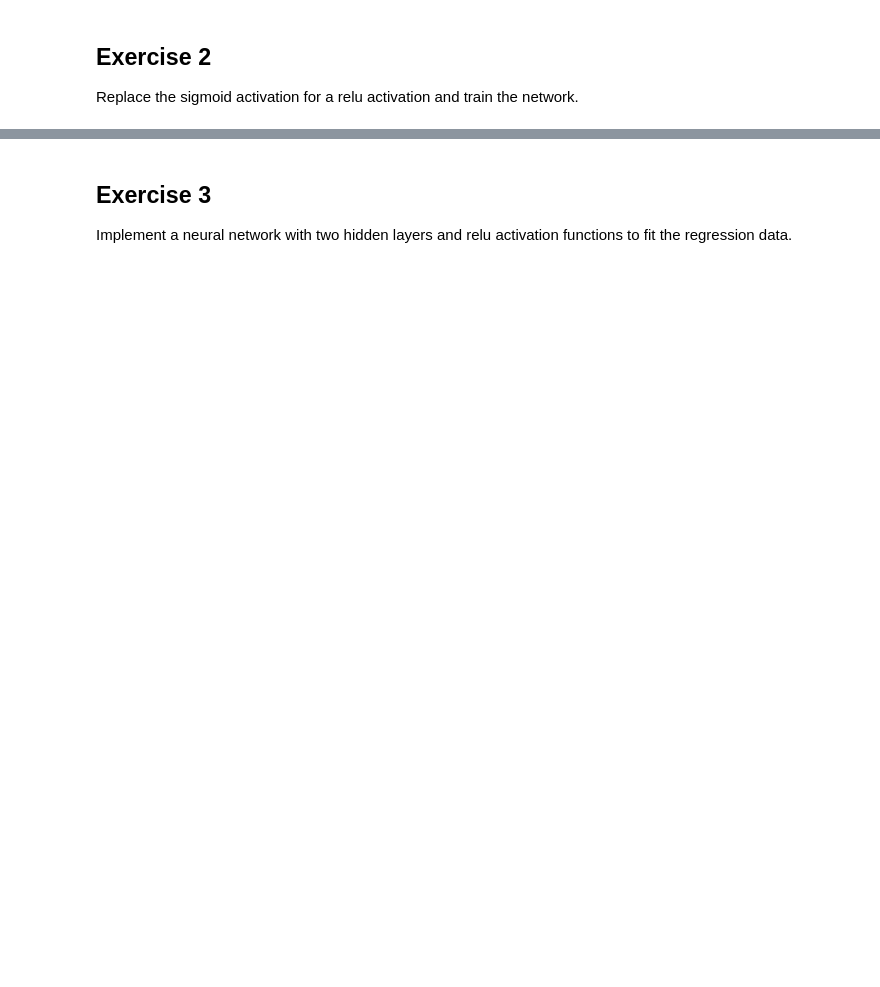
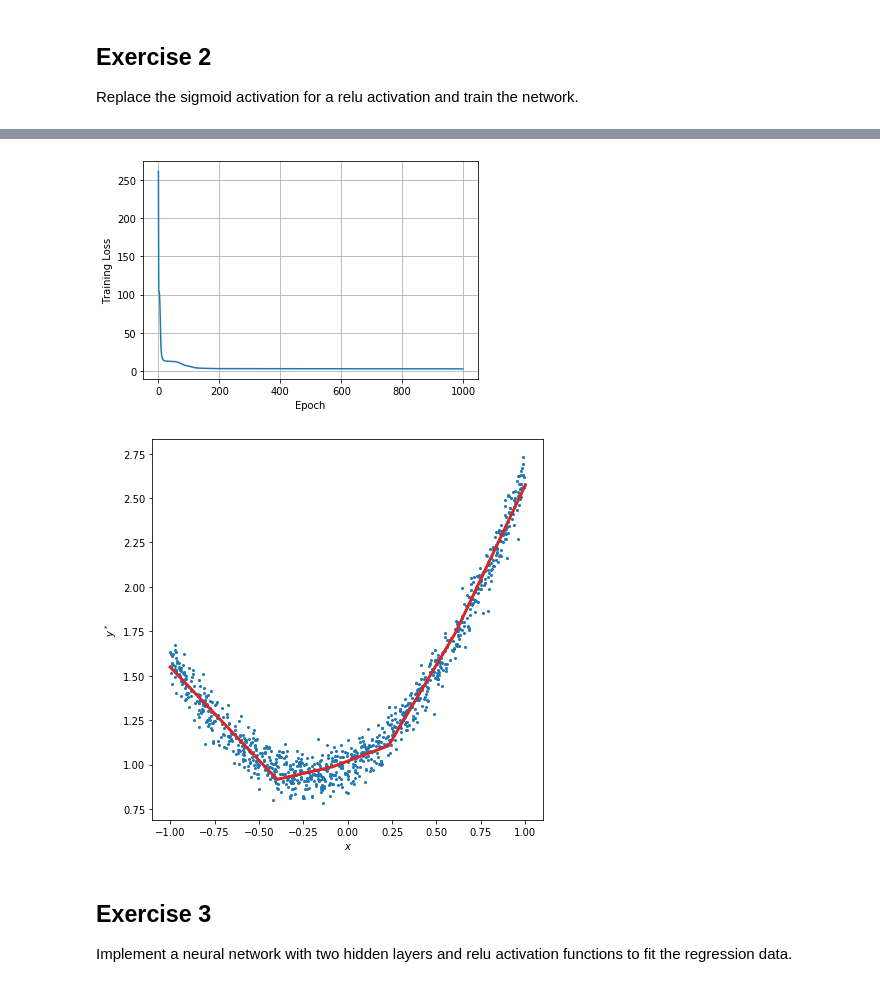
Before and after one commit to Voldivh/AEOC-NeuralNetworks-2020, a Jupyter notebook: Neural Networks 1.ipynb, the cells around one changed output, grey strips where cells are left out. Cells and saved outputs as stored; diff of their text form; code cells hidden in the pictures; blank space fills up the shorter version.

```diff
--- a/Neural Networks 1.ipynb
+++ b/Neural Networks 1.ipynb
@@ -161,8 +171,13 @@ class Neural_Network_tanh(Neural_Network):
 Replace the sigmoid activation for a relu activation and train the network.
 # %%
 class Neural_Network_relu(Neural_Network):
-    def __init__(self, n1=10):
-        super().__init__(n1)
+    def __init__(self, n1=10, lr=0.1):
+        super().__init__(n1, lr)
 
     def f1(self, q, compute_derivative=False):
-        pass # Implement this code
+        th = (q >= 0).astype(float)           # Unit step (threshold)
+        y = q * th                            # Relu function
+        dydq = 0                              # Default derivative
+        if(compute_derivative):
+            dydq = th                         # Derivative computation
+        return y, dydq
@@ -170,0 +184,5 @@ class Neural_Network_relu(Neural_Network):
+# %%
+net = Neural_Network_relu(n1=10, lr=0.1)            # Create a Neural_Network object
+train_network(net, batch_size=32, num_epochs=1000)  # Train the network
+test_network(net)                                   # Test the network
+# %% [output]
@@ -171,3 +190,5 @@ class Neural_Network_relu(Neural_Network):
+[figure, added]
+[figure, added]
 # %% [markdown]
 ## Exercise 3
 Implement a neural network with two hidden layers and relu activation functions to fit the regression data.
```
Also changed, not shown: parts of 5 cells of this notebook.
